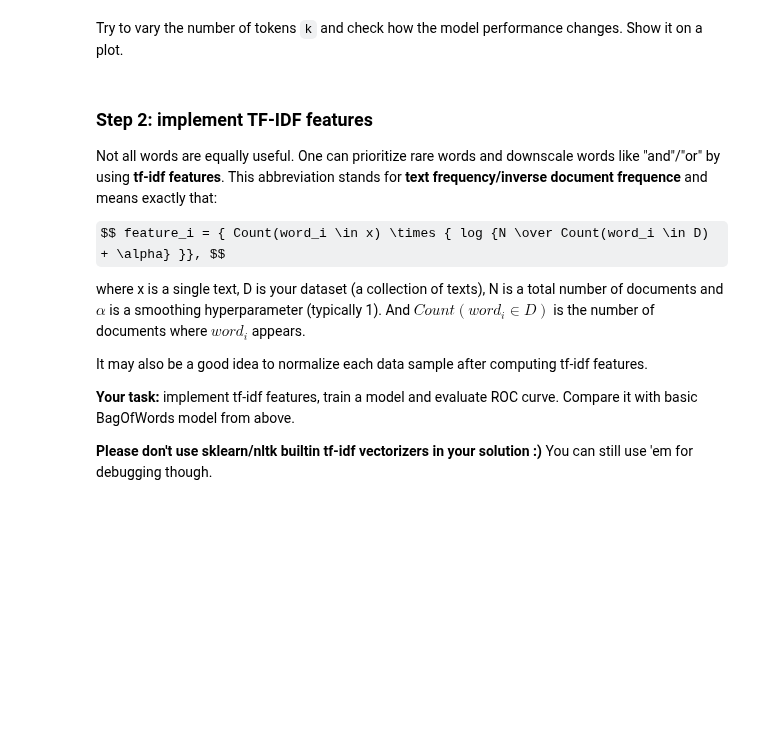
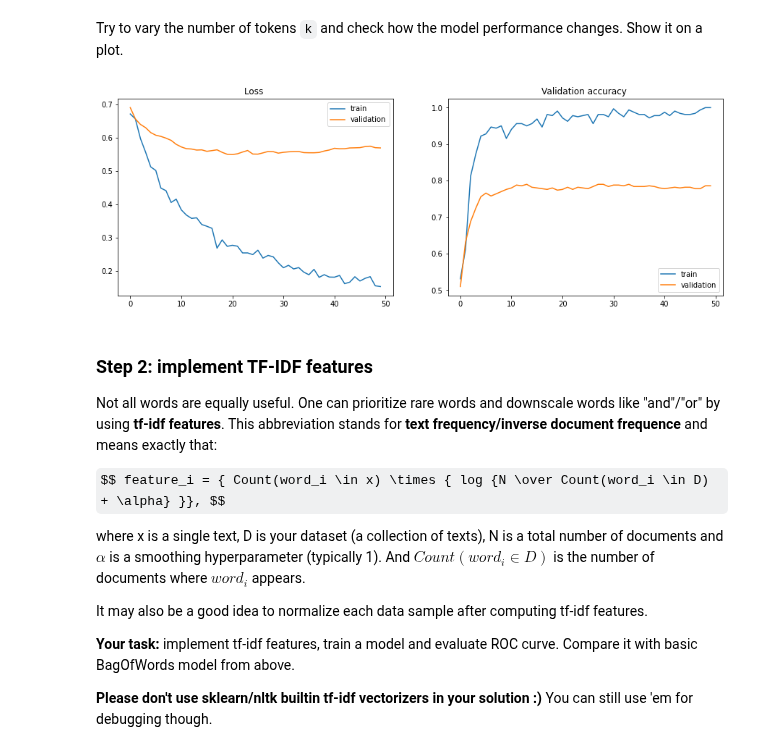
Before and after one commit to kryvokhyzha/examples-and-courses, a Jupyter notebook: ML-MIPT-advanced/homeworks_advanced/assignment1_01_Word_Vectors/assignment1_01_Word_Vectors.ipynb, the cells around one changed output. Drawn from its saved outputs; the diff is of its cells as text; code cells hidden in the pictures; some formulas as TeX source; blank space fills up the shorter version.

```diff
--- a/ML-MIPT-advanced/homeworks_advanced/assignment1_01_Word_Vectors/assignment1_01_Word_Vectors.ipynb
+++ b/ML-MIPT-advanced/homeworks_advanced/assignment1_01_Word_Vectors/assignment1_01_Word_Vectors.ipynb
@@ -162,16 +160,18 @@ loss_function = nn.CrossEntropyLoss()
 # %%
 opt = torch.optim.Adam(model.parameters(), lr=1e-3)
+# %%
+lr_scheduler = ReduceLROnPlateau(opt, patience=35)
 # %%
 X_train_bow_torch = torch.tensor(X_train_bow, dtype=torch.float32)
 X_test_bow_torch = torch.tensor(X_test_bow, dtype=torch.float32)
 
-y_train_torch = torch.tensor(y_train, dtype=torch.float32)
-y_test_torch = torch.tensor(y_test, dtype=torch.float32)
+y_train_torch = torch.tensor(y_train, dtype=torch.long)
+y_test_torch = torch.tensor(y_test, dtype=torch.long)
 # %% [markdown]
 Let's test that everything is fine
 # %%
 # example loss
-loss = loss_function(model(X_train_bow_torch[:3]), y_train_torch[:3])
+loss = loss_function(model(X_train_bow_torch[:6]), y_train_torch[:6])
 # %%
 assert type(loss.item()) == float
 # %% [markdown]
@@ -214,20 +214,20 @@ def train_model(
         y_batch = y_train_torch[ix]
 
         # predict log-probabilities or logits
-        y_predicted = ### YOUR CODE
+        y_predicted = model(x_batch)
 
         # compute loss, just like before
-        ### YOUR CODE
+        loss = loss_function(y_predicted, y_batch)
 
 
         # compute gradients
-        ### YOUR CODE
+        loss.backward()
 
         # Adam step
-        ### YOUR CODE
+        opt.step()
 
         # clear gradients
-        ### YOUR CODE
+        model.zero_grad()
 
 
         local_train_loss_history.append(loss.data.numpy())
@@ -279,3 +285,39 @@ Try to vary the number of tokens `k` and check how the model performance changes
+# %%
+for k in range(1000, 6000, 1000):
+    tokens = ' '.join(texts_train).split()
+    bow_vocabulary = []
+    for x in set(tokens):
+        bow_vocabulary.append((x, tokens.count(x)))
+    bow_vocabulary = np.array(bow_vocabulary)
+
+    bow_vocabulary = bow_vocabulary[np.argsort(bow_vocabulary[:, 1])[::-1]][:k, 0]
+    bow_vocabulary = [x for x in bow_vocabulary]
+
+
+    X_train_bow = np.stack(list(map(text_to_bow, texts_train)))
+    X_test_bow = np.stack(list(map(text_to_bow, texts_test)))
+
+
+    model = nn.Sequential()
+
+    model.add_module('l1', nn.Linear(k, 2))
+    model.add_module('l2', nn.LogSoftmax())
+
+
+    loss_function = nn.NLLLoss()
+    opt = torch.optim.Adam(model.parameters(), lr=1e-3)
+    lr_scheduler = ReduceLROnPlateau(opt, patience=35)
+
+
+    X_train_bow_torch = torch.tensor(X_train_bow, dtype=torch.float32)
+    X_test_bow_torch = torch.tensor(X_test_bow, dtype=torch.float32)
+
+    y_train_torch = torch.tensor(y_train, dtype=torch.long)
+    y_test_torch = torch.tensor(y_test, dtype=torch.long)
+
+    train_model(model, opt, lr_scheduler, X_train_bow_torch, y_train_torch, X_test_bow_torch, y_test_torch)
+# %% [output]
+[figure, added]
 # %% [markdown]
 ### Step 2: implement TF-IDF features
 
```
Also changed, not shown: parts of 20 cells of this notebook.
